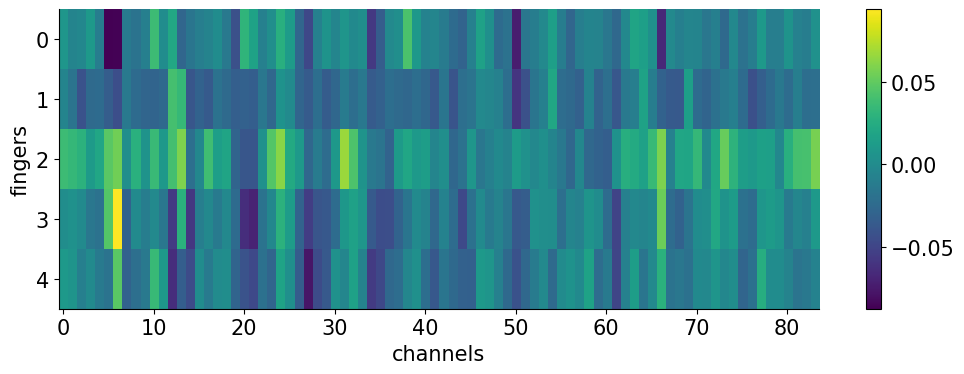
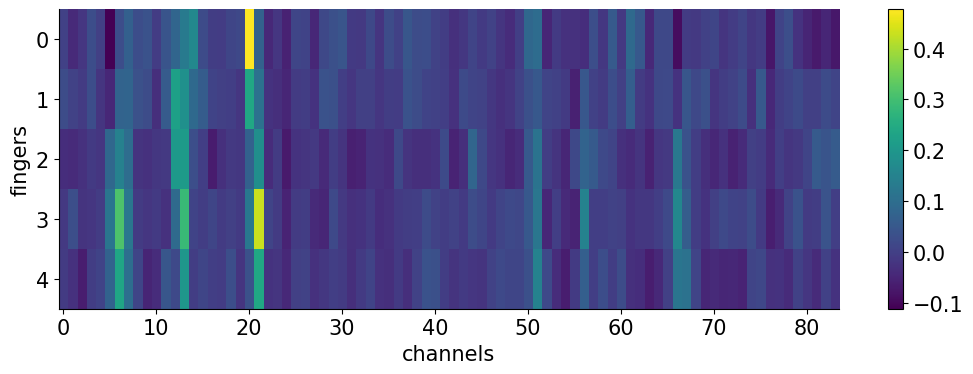
The change to this notebook cell's code, shown as a diff; its figure went from the first image to the second:
--- before
+++ after
@@ -1,3 +1,3 @@
-#Plot bandpass correlation matrix
+#Plot high_band correlation matrix
 plt.subplot(1, 2, 1)
 plt.imshow(cc_high.T, aspect='auto')
@@ -5,3 +5,2 @@
 plt.xlabel('channels')
 plt.ylabel('fingers')
-plt.show()

Commit: push updates